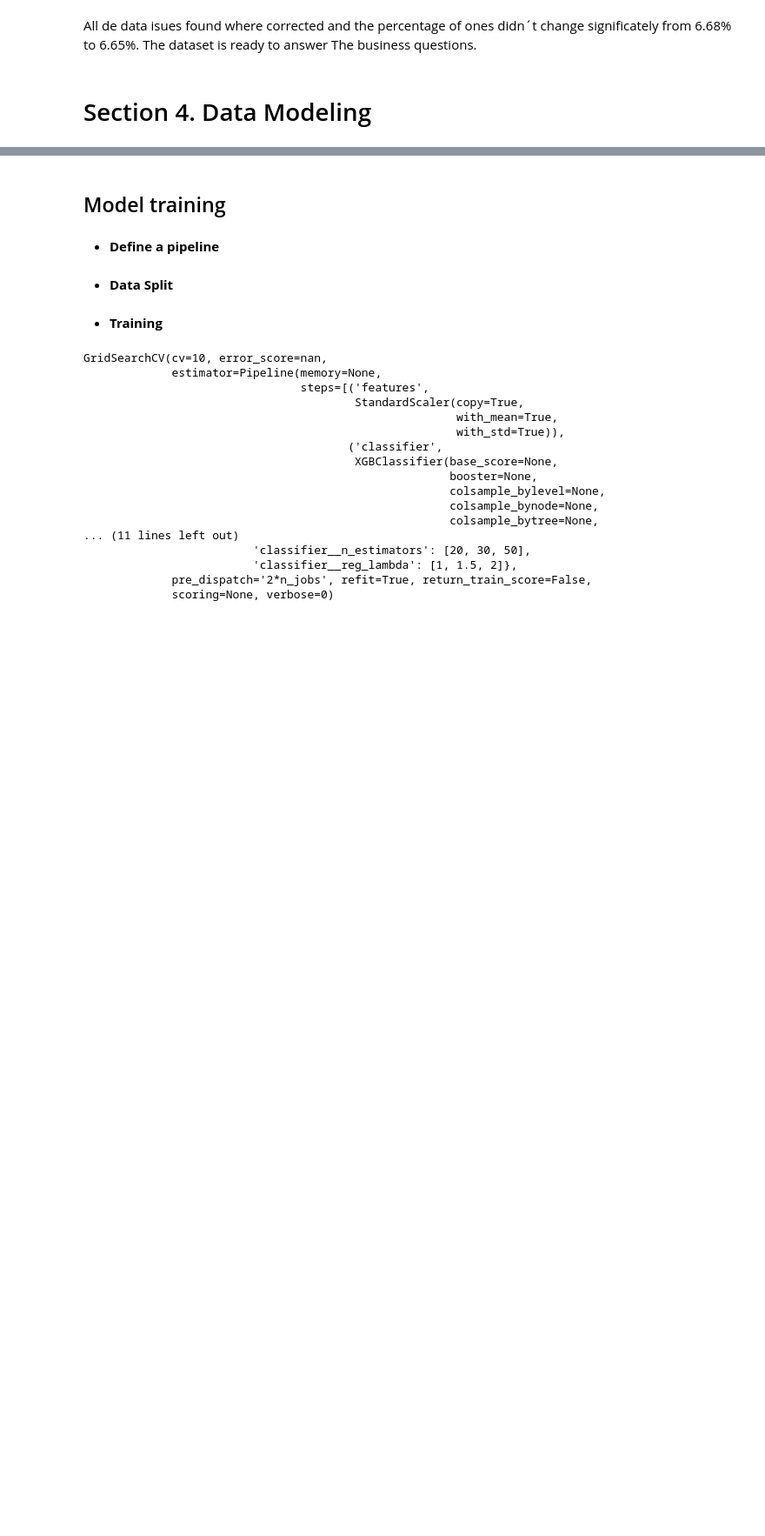
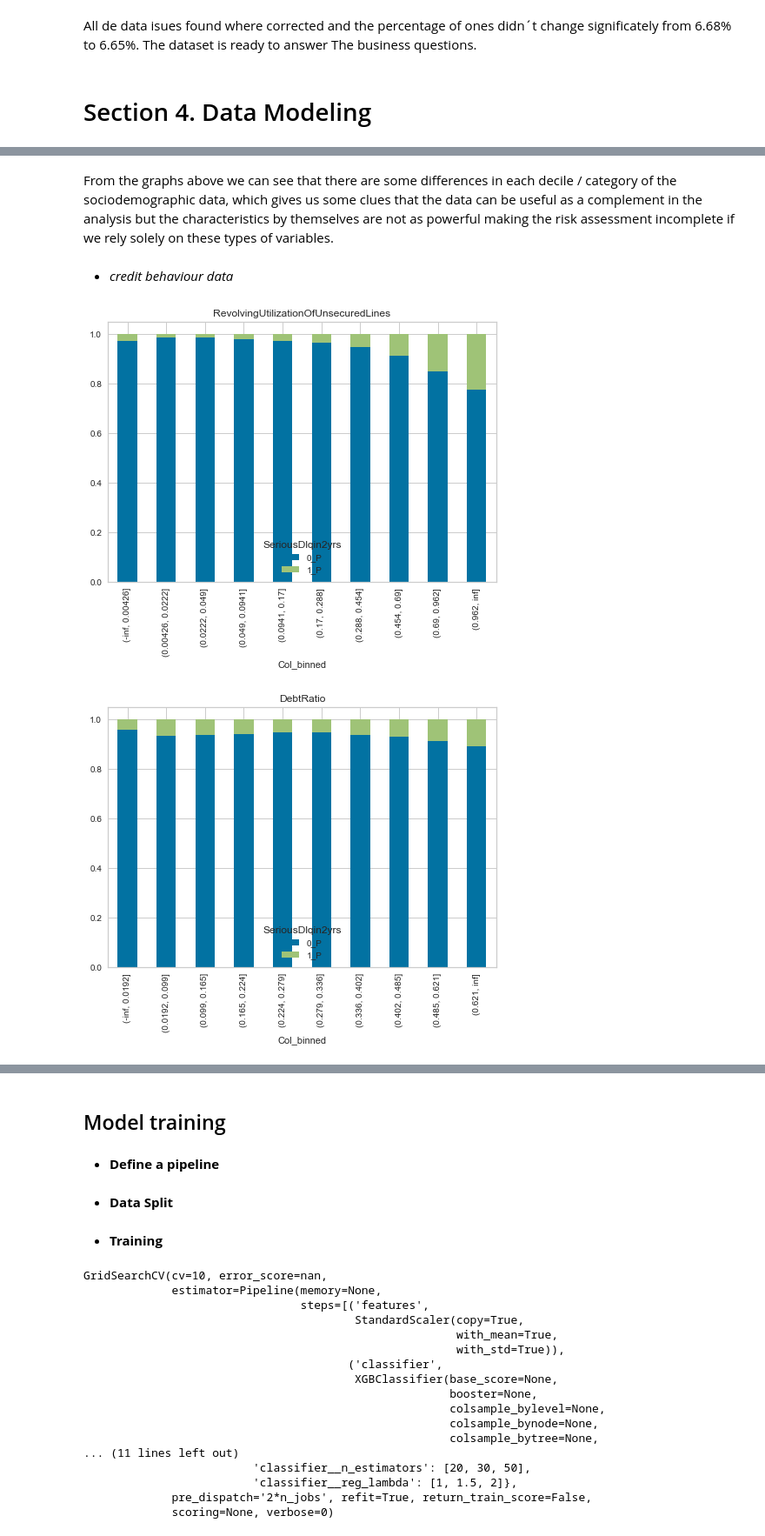
Before and after one commit to ahoyosma/Project4_Capstone_Udacity, a Jupyter notebook: Project 4 - Credit risk..ipynb, the cells around one changed output, grey strips where cells are left out. Shown at 87% size. Saved outputs shown, nothing was run; the diff lists cells and outputs as text; code cells hidden in the pictures; blank space fills up the shorter version.

```diff
--- a/Project 4 - Credit risk..ipynb
+++ b/Project 4 - Credit risk..ipynb
@@ -330,0 +402,13 @@ Since This is a clasification model we are going to use a random forest as a mod
+# %% [markdown]
+From the graphs above we can see that there are some differences in each decile / category of the sociodemographic data, which gives us some clues that the data can be useful as a complement in the analysis but the characteristics by themselves are not as powerful making the risk assessment incomplete if we rely solely on these types of variables.
+# %% [markdown]
+- *credit behaviour data*
+# %%
+collist=['RevolvingUtilizationOfUnsecuredLines', 'DebtRatio', 'NumberOfOpenCreditLinesAndLoans']
+for col in collist:
+    df=DecileBadPct(col,cleanedloans)
+    ax=df.plot.bar(y=['0_P','1_P'],stacked=True,title=col)
+    ax.plot()
+# %% [output]
+[figure, added]
+[figure, added]
```
Also changed, not shown: parts of 9 cells of this notebook.
